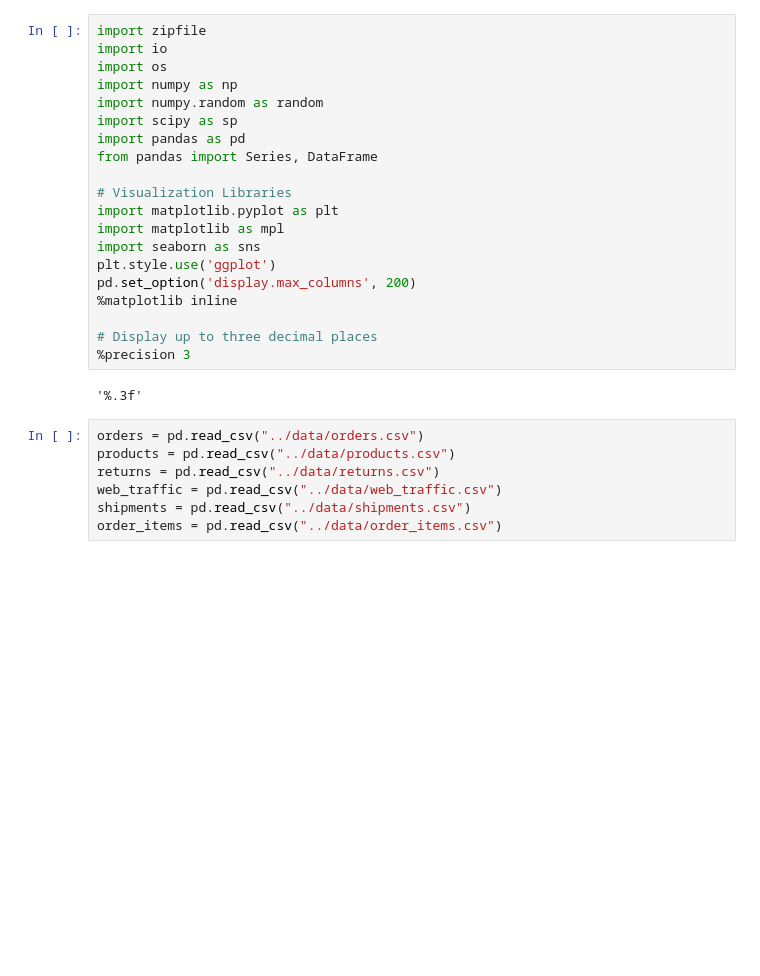
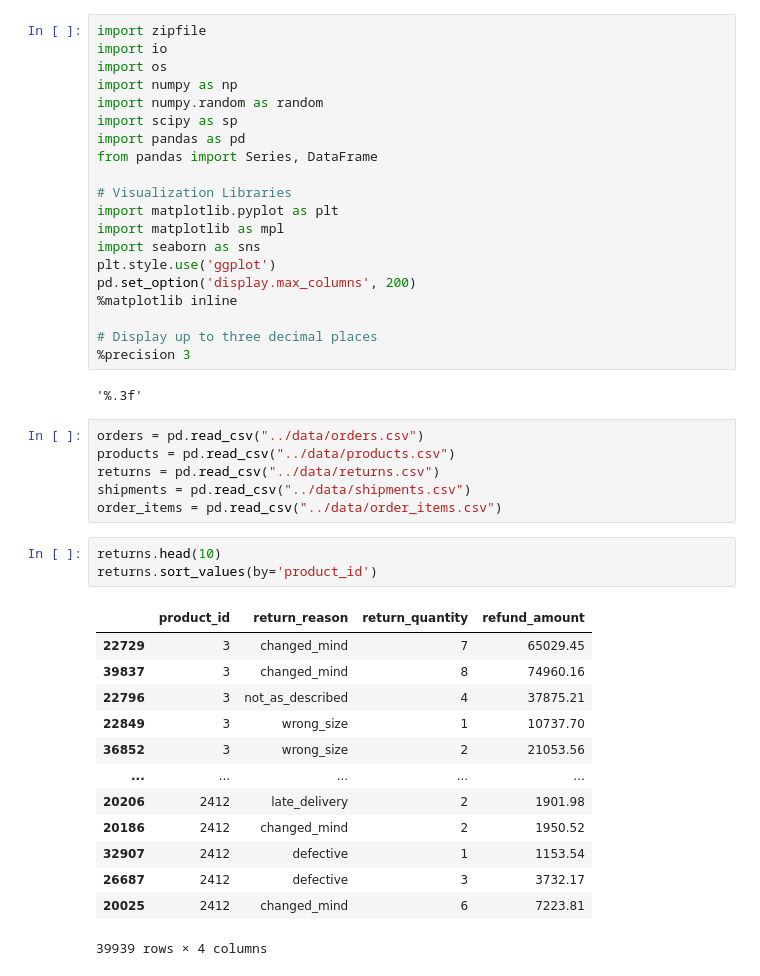
Before and after one commit to nqt-2/Datathon_Vin, a Jupyter notebook: notebook/Thai_EDA.ipynb, the cells around one changed output. Saved outputs shown, nothing was run; the diff lists cells and outputs as text; blank space fills up the shorter version.

```diff
--- a/notebook/Thai_EDA.ipynb
+++ b/notebook/Thai_EDA.ipynb
@@ -24,6 +24,22 @@ pd.set_option('display.max_columns', 200)
 orders = pd.read_csv("../data/orders.csv")
 products = pd.read_csv("../data/products.csv")
 returns = pd.read_csv("../data/returns.csv")
-web_traffic = pd.read_csv("../data/web_traffic.csv")
 shipments = pd.read_csv("../data/shipments.csv")
 order_items = pd.read_csv("../data/order_items.csv")
+# %%
+returns.head(10)
+returns.sort_values(by='product_id')
+# %% [output]
+|  | product_id | return_reason | return_quantity | refund_amount |
+| 22729 | 3 | changed_mind | 7 | 65029.45 |
+| 39837 | 3 | changed_mind | 8 | 74960.16 |
+| 22796 | 3 | not_as_described | 4 | 37875.21 |
+| 22849 | 3 | wrong_size | 1 | 10737.70 |
+| 36852 | 3 | wrong_size | 2 | 21053.56 |
+| ... | ... | ... | ... | ... |
+| 20206 | 2412 | late_delivery | 2 | 1901.98 |
+| 20186 | 2412 | changed_mind | 2 | 1950.52 |
+| 32907 | 2412 | defective | 1 | 1153.54 |
+| 26687 | 2412 | defective | 3 | 3732.17 |
+| 20025 | 2412 | changed_mind | 6 | 7223.81 |
+39939 rows × 4 columns
```
Also changed, not shown: parts of 4 cells of this notebook.
